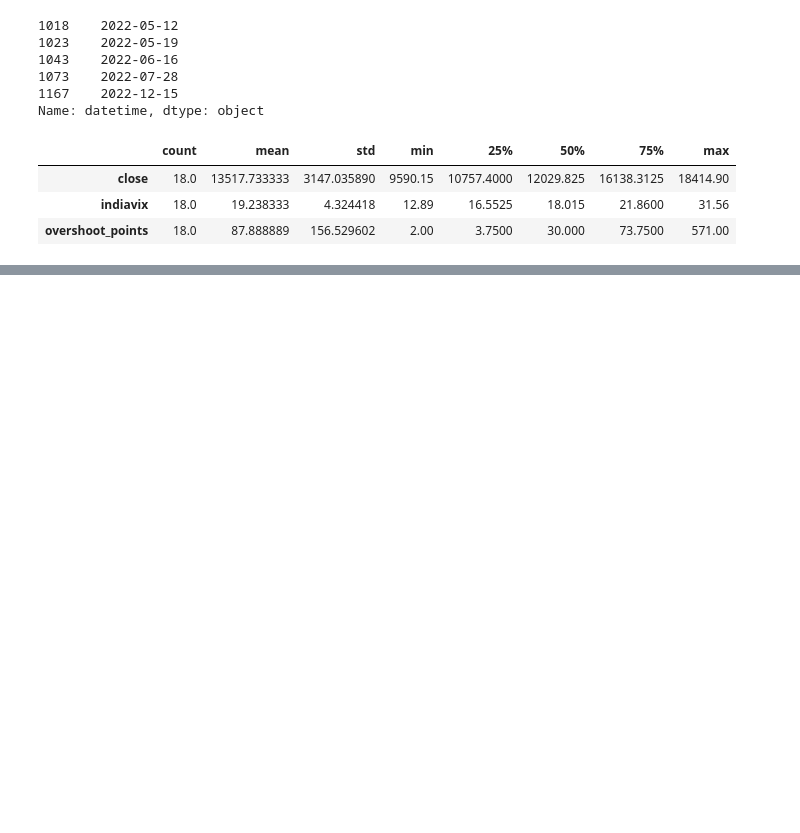
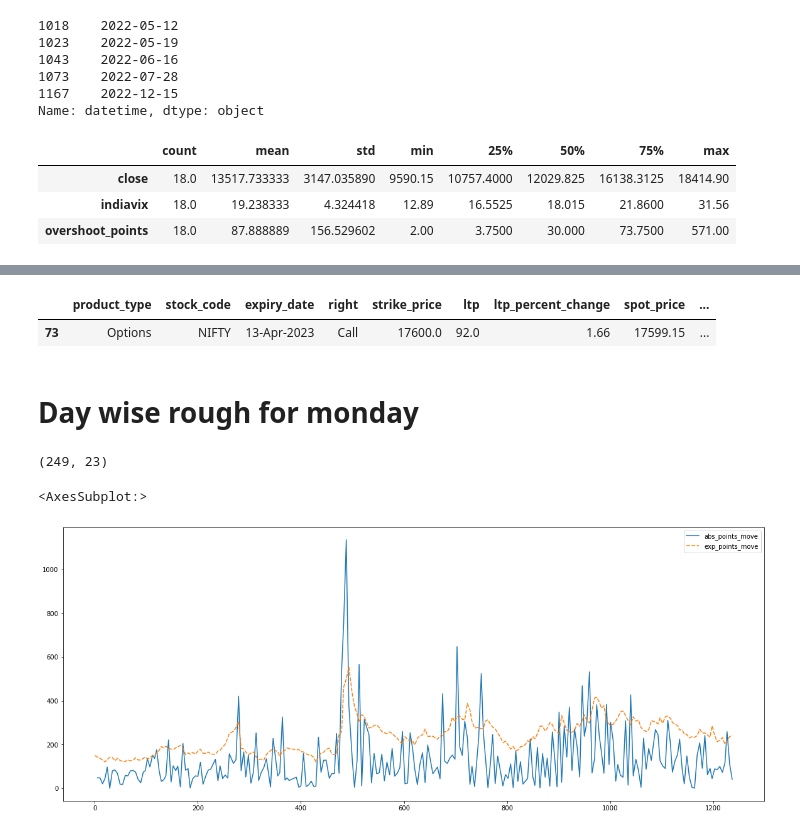
Before and after one commit to ganeshbmc/markets, a Jupyter notebook: quant trading/volatility/iv_vs_rv_nifty_daily_intraday_breeze.ipynb, the cells around one changed output, grey strips where cells are left out. Saved outputs shown, nothing was run; the diff lists cells and outputs as text; code cells hidden in the pictures; blank space fills up the shorter version.

```diff
--- a/quant trading/volatility/iv_vs_rv_nifty_daily_intraday_breeze.ipynb
+++ b/quant trading/volatility/iv_vs_rv_nifty_daily_intraday_breeze.ipynb
@@ -338,0 +361,19 @@ dfvt_thu_overshoot[['close', 'indiavix', 'overshoot_points']].describe().T
+# %%
+dfo[['product_type', 'stock_code', 'expiry_date', 'right',
+       'strike_price', 'ltp', 'ltp_percent_change', 'spot_price', 'ltq',
+       'open_interest', 'chnge_oi']].loc[dfo["strike_price"] == 17600]
+# %% [output]
+|  | product_type | stock_code | expiry_date | right | strike_price | ltp | ltp_percent_change | spot_price | ... |
+| 73 | Options | NIFTY | 13-Apr-2023 | Call | 17600.0 | 92.0 | 1.66 | 17599.15 | ... |
+# %% [markdown]
+# Day wise rough for monday
+# %%
+dfvt_mon = day_wise_analysis(dfvt, "Monday")
+dfvt_mon.shape
+# %% [output]
+(249, 23)
+# %%
+sns.lineplot(data=dfvt_mon[["abs_points_move", "exp_points_move"]])
+# %% [output]
+<AxesSubplot:>
+[figure, added]
```
Also changed, not shown: parts of 6 cells of this notebook, 1 other file.
